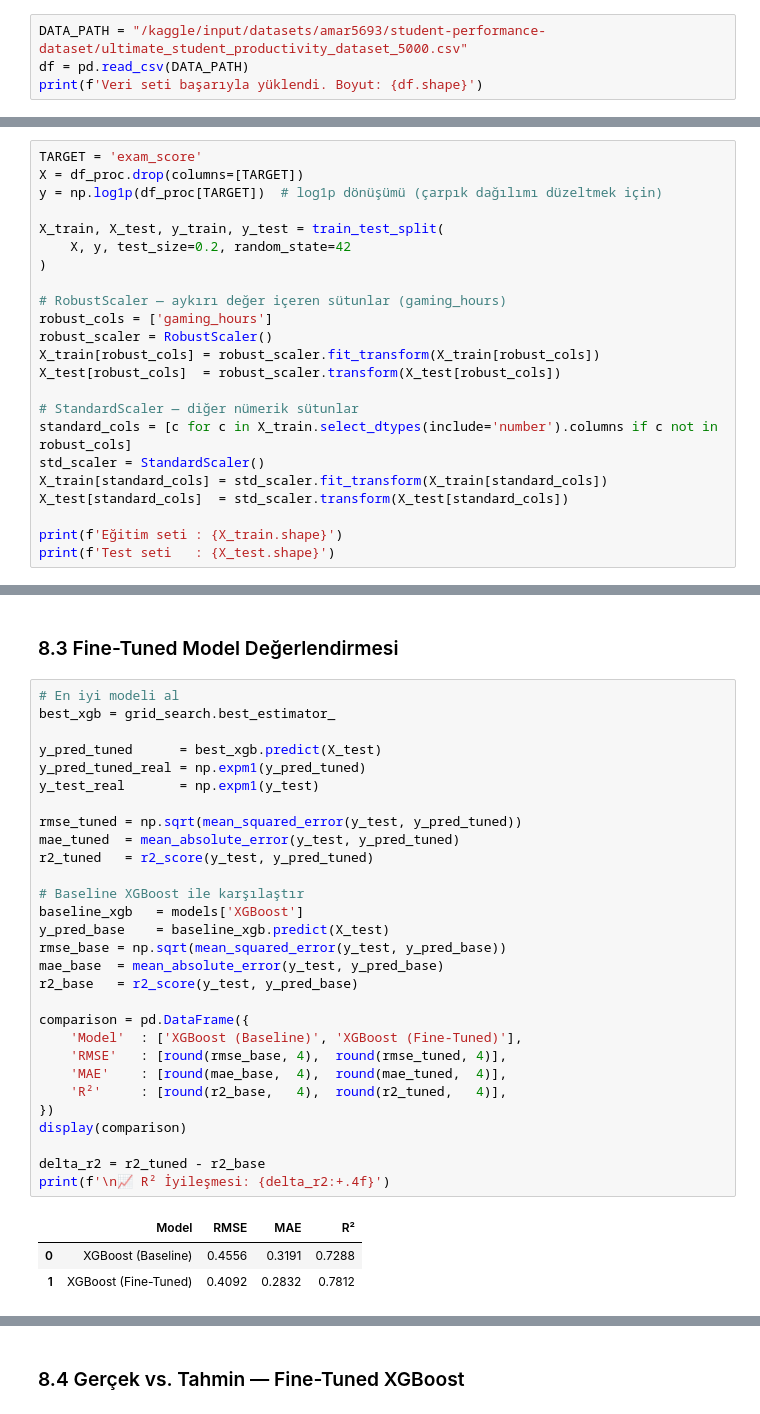
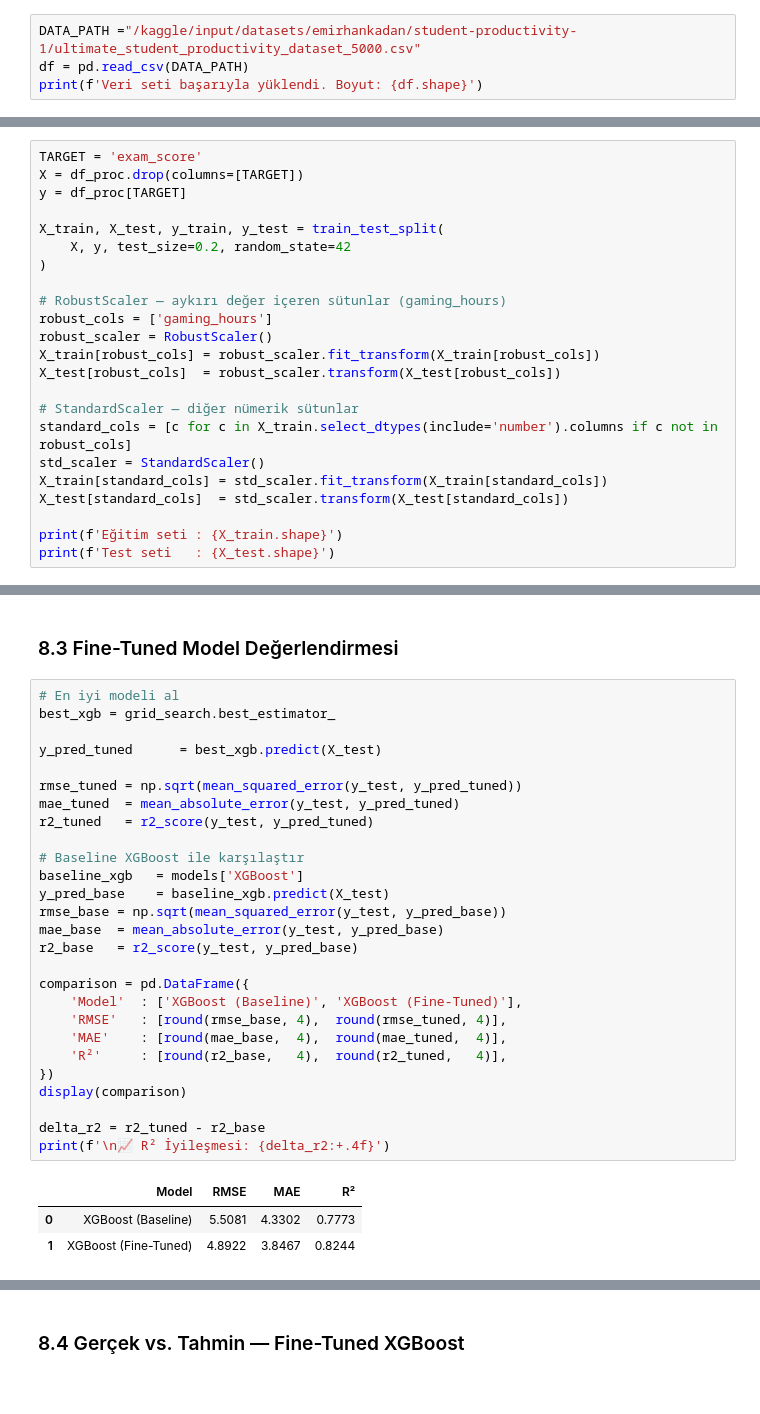
Before and after one commit to Emirhan7k/Student_ExamScore_Detection, a Jupyter notebook: student-examscore-detection.ipynb, the cells around one changed output, grey strips where cells are left out. Saved outputs shown, nothing was run; the diff lists cells and outputs as text.

```diff
--- a/student-examscore-detection.ipynb
+++ b/student-examscore-detection.ipynb
@@ -42,7 +44,7 @@ print('✅ Kütüphaneler başarıyla yüklendi.')
 # %% [markdown]
 ## 2. Verinin Yüklenmesi
 # %%
-DATA_PATH = "/kaggle/input/datasets/amar5693/student-performance-dataset/ultimate_student_productivity_dataset_5000.csv"
+DATA_PATH ="/kaggle/input/datasets/emirhankadan/student-productivity-1/ultimate_student_productivity_dataset_5000.csv"
 df = pd.read_csv(DATA_PATH)
 print(f'Veri seti başarıyla yüklendi. Boyut: {df.shape}')
 # %% [output]
@@ -336,7 +350,7 @@ Sütunlar: ['age', 'gaming_hours', 'sleep_hours', 'screen_time_hours', 'exercise
 # %%
 TARGET = 'exam_score'
 X = df_proc.drop(columns=[TARGET])
-y = np.log1p(df_proc[TARGET])  # log1p dönüşümü (çarpık dağılımı düzeltmek için)
+y = df_proc[TARGET]
 
 X_train, X_test, y_train, y_test = train_test_split(
     X, y, test_size=0.2, random_state=42
@@ -593,33 +604,31 @@ En iyi parametreler:
 # %%
 # En iyi modeli al
 best_xgb = grid_search.best_estimator_
 
 y_pred_tuned      = best_xgb.predict(X_test)
-y_pred_tuned_real = np.expm1(y_pred_tuned)
-y_test_real       = np.expm1(y_test)
 
 rmse_tuned = np.sqrt(mean_squared_error(y_test, y_pred_tuned))
 mae_tuned  = mean_absolute_error(y_test, y_pred_tuned)
 r2_tuned   = r2_score(y_test, y_pred_tuned)
 
 # Baseline XGBoost ile karşılaştır
 baseline_xgb   = models['XGBoost']
 y_pred_base    = baseline_xgb.predict(X_test)
 rmse_base = np.sqrt(mean_squared_error(y_test, y_pred_base))
 mae_base  = mean_absolute_error(y_test, y_pred_base)
 r2_base   = r2_score(y_test, y_pred_base)
 
 comparison = pd.DataFrame({
     'Model'  : ['XGBoost (Baseline)', 'XGBoost (Fine-Tuned)'],
     'RMSE'   : [round(rmse_base, 4),  round(rmse_tuned, 4)],
     'MAE'    : [round(mae_base,  4),  round(mae_tuned,  4)],
     'R²'     : [round(r2_base,   4),  round(r2_tuned,   4)],
 })
 display(comparison)
 
 delta_r2 = r2_tuned - r2_base
 print(f'\n📈 R² İyileşmesi: {delta_r2:+.4f}')
 # %% [output]
 |  | Model | RMSE | MAE | R² |
-| 0 | XGBoost (Baseline) | 0.4556 | 0.3191 | 0.7288 |
-| 1 | XGBoost (Fine-Tuned) | 0.4092 | 0.2832 | 0.7812 |
+| 0 | XGBoost (Baseline) | 5.5081 | 4.3302 | 0.7773 |
+| 1 | XGBoost (Fine-Tuned) | 4.8922 | 3.8467 | 0.8244 |
```
Also changed, not shown: parts of 13 cells of this notebook.
